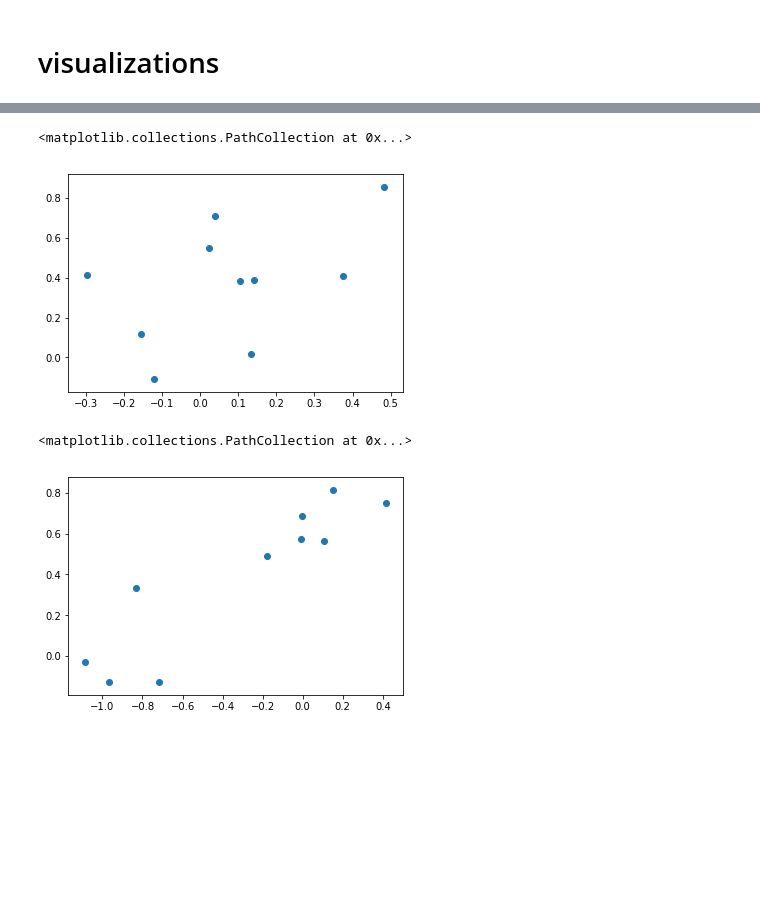
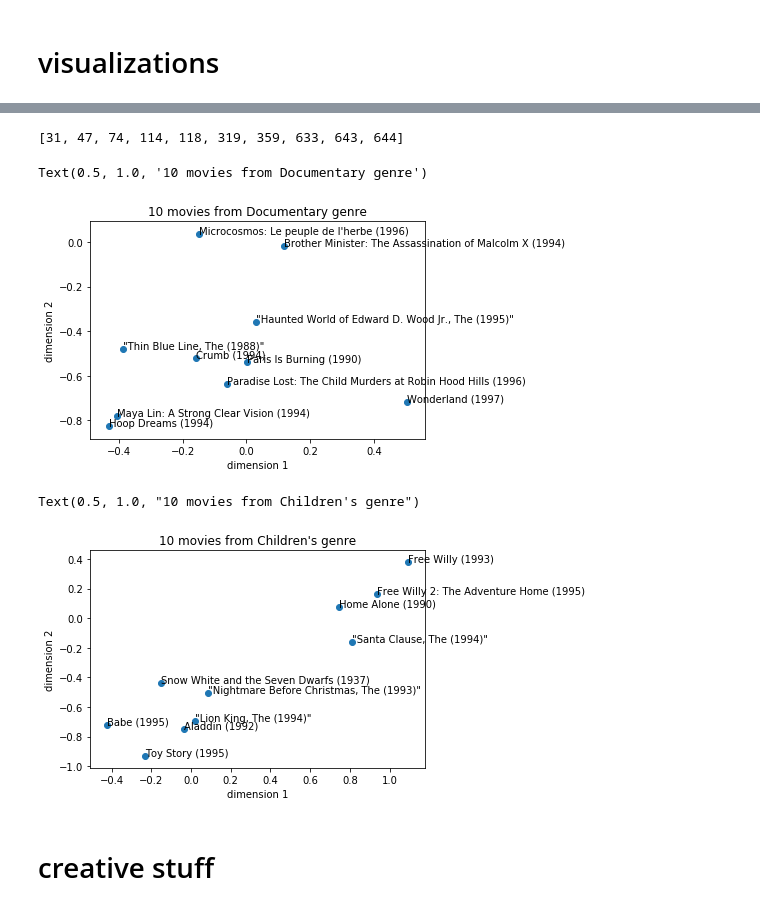
Before and after one commit to alycialee/CS155Project2, a Jupyter notebook: normal_matrix_factorization.ipynb, the cells around one changed output, grey strips where cells are left out. Saved outputs shown, nothing was run; the diff lists cells and outputs as text; code cells hidden in the pictures; blank space fills up the shorter version.

```diff
--- a/normal_matrix_factorization.ipynb
+++ b/normal_matrix_factorization.ipynb
@@ -250,4 +255,11 @@ indices = num_ratings_vs_movies.argsort()[-10:][::-1]
 x = [transformed_v[i][0] for i in indices]
 y = [transformed_v[i][1] for i in indices]
 plt.scatter(x,y)
+
+for i, (xi, yi) in enumerate(zip(x, y)):
+    plt.annotate(movie_dic[indices[i]], (xi, yi))
+
+plt.xlabel("dimension 1")
+plt.ylabel("dimension 2")
+plt.title("Top 10 most rated movies")
 # %% [output]
@@ -270,4 +282,10 @@ indices = [t[0] for t in top_10]
 x = [transformed_v[i][0] for i in indices]
 y = [transformed_v[i][1] for i in indices]
 plt.scatter(x,y)
+for i, (xi, yi) in enumerate(zip(x, y)):
+    plt.annotate(movie_dic[indices[i]], (xi, yi))
+
+plt.xlabel("dimension 1")
+plt.ylabel("dimension 2")
+plt.title("Top 10 movies with highest average rating")
 # %% [output]
@@ -279,4 +297,11 @@ indices = fant_movies[:10]
 x = [transformed_v[i][0] for i in indices]
 y = [transformed_v[i][1] for i in indices]
 plt.scatter(x,y)
+
+for i, (xi, yi) in enumerate(zip(x, y)):
+    plt.annotate(movie_dic[indices[i]], (xi, yi))
+
+plt.xlabel("dimension 1")
+plt.ylabel("dimension 2")
+plt.title("10 movies from Fantasy genre")
 # %% [output]
@@ -285,18 +310,36 @@ plt.scatter(x,y)
 # %%
 fant_movies = movie_genre_dic['Documentary']
 indices = fant_movies[:10]
+print(indices)
 x = [transformed_v[i][0] for i in indices]
 y = [transformed_v[i][1] for i in indices]
 plt.scatter(x,y)
+
+for i, (xi, yi) in enumerate(zip(x, y)):
+    plt.annotate(movie_dic[indices[i]], (xi, yi))
+
+plt.xlabel("dimension 1")
+plt.ylabel("dimension 2")
+plt.title("10 movies from Documentary genre")
 # %% [output]
-<matplotlib.collections.PathCollection at 0x...>
+[31, 47, 74, 114, 118, 319, 359, 633, 643, 644]
+Text(0.5, 1.0, '10 movies from Documentary genre')
-[figure, old version]
+[figure, new version]
 # %%
 fant_movies = movie_genre_dic["Children's"]
 indices = fant_movies[:10]
 x = [transformed_v[i][0] for i in indices]
 y = [transformed_v[i][1] for i in indices]
 plt.scatter(x,y)
+
+for i, (xi, yi) in enumerate(zip(x, y)):
+    plt.annotate(movie_dic[indices[i]], (xi, yi))
+
+plt.xlabel("dimension 1")
+plt.ylabel("dimension 2")
+plt.title("10 movies from Children's genre")
 # %% [output]
-<matplotlib.collections.PathCollection at 0x...>
+Text(0.5, 1.0, "10 movies from Children's genre")
-[figure, old version]
+[figure, new version]
+# %% [markdown]
+# creative stuff
```
Also changed, not shown: parts of 12 cells of this notebook.
